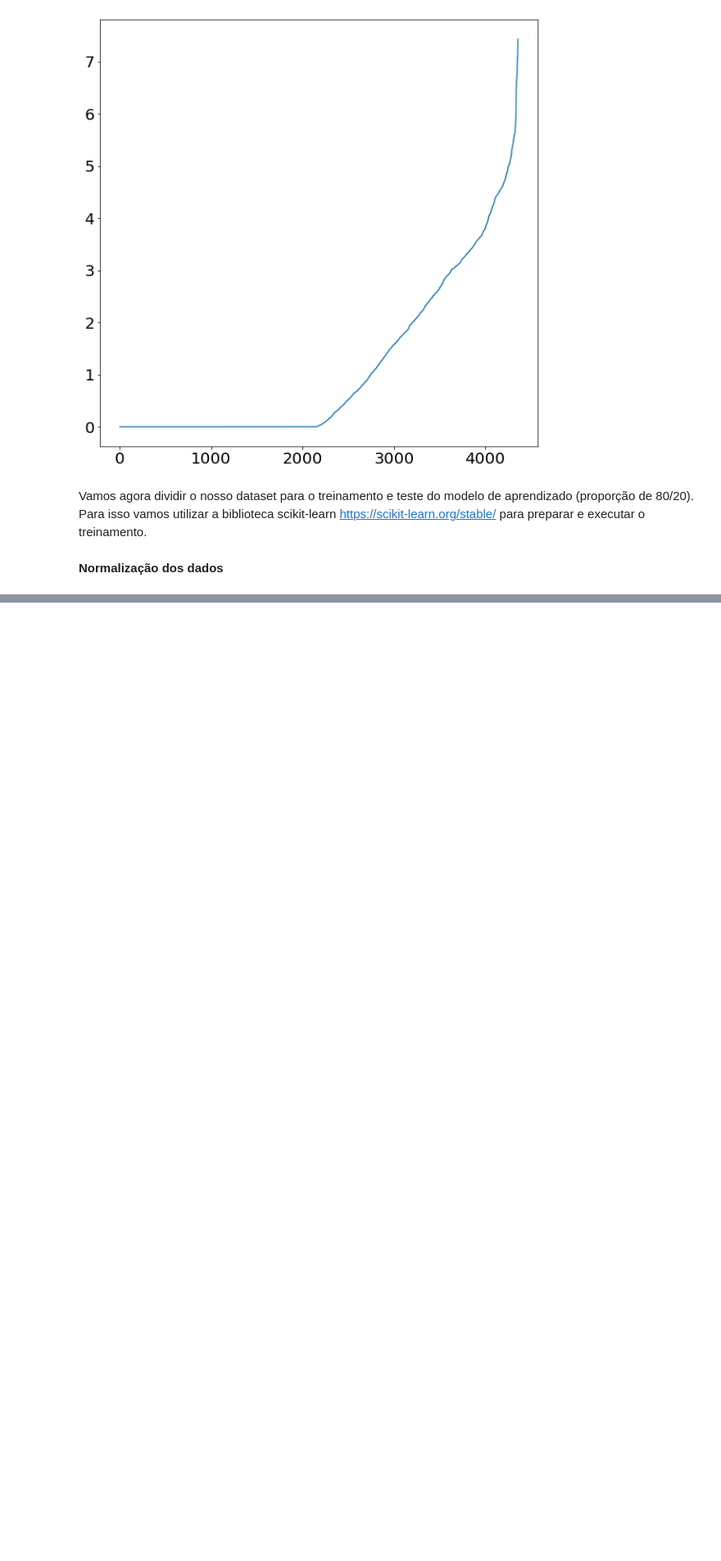
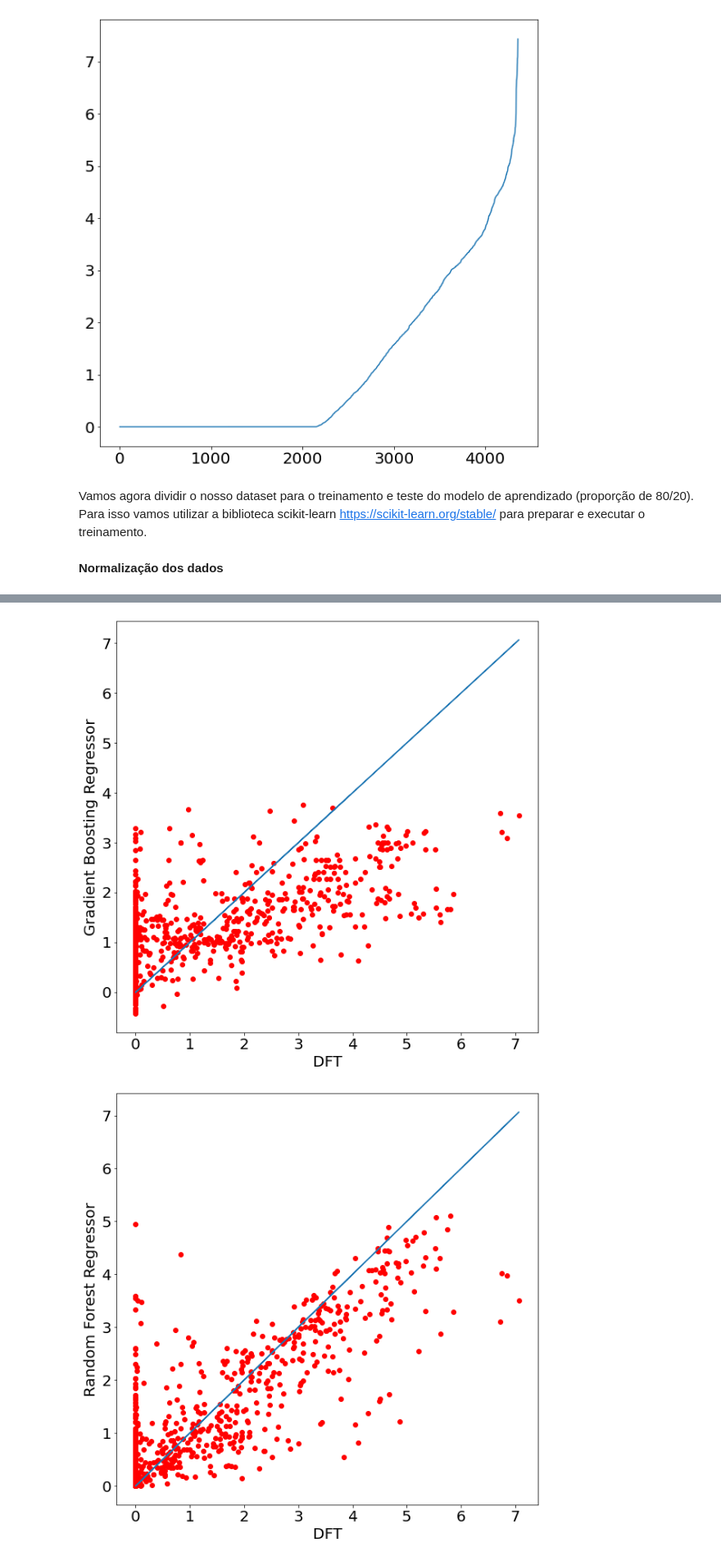
Before and after one commit to afraniofilho/ML-Ciencia_dos_Materiais, a Jupyter notebook: ML_Ciencia_dos_Materiais.ipynb, the cells around one changed output, grey strips where cells are left out. Shown at 82% size. Drawn from its saved outputs; the diff is of its cells as text; code cells hidden in the pictures; blank space fills up the shorter version.

```diff
--- a/ML_Ciencia_dos_Materiais.ipynb
+++ b/ML_Ciencia_dos_Materiais.ipynb
@@ -119,5 +118,5 @@ results[0:10]
 # %%
-results=m.query({"material_id": 'mp-1207450'},properties=["cif"])
+results=m.query({"material_id": 'mp-66'},properties=["cif"])
 cifFile = results[0]['cif']
 parser = CifParser.from_string(cifFile)
 
@@ -520,0 +484,72 @@ XGBOOST R2      0.7454062401685464
+# %%
+from sklearn.metrics import mean_absolute_error, r2_score, mean_squared_error
+from xgboost import XGBRegressor
+from sklearn.ensemble import RandomForestRegressor, GradientBoostingRegressor
+
+est = GradientBoostingRegressor(n_estimators=100, learning_rate=0.1, max_depth=1, random_state=0,loss='squared_error').fit(X_train_scaled, y_train)
+y_predicted = est.predict(X_test_scaled)
+mse = mean_squared_error(y_test, y_predicted)
+msa = mean_absolute_error(y_test, y_predicted)
+r2 = r2_score(y_test, y_predicted)
+
+print("Gradient Boosting Regressor\n")
+print("O erro absoluto médio é : {:.4f}".format(msa))
+print("O erro quadrático médio é : {:.4f}".format(mse))
+print("O coeficiente de regressão R2 é : {:.4f}".format(r2))
+print("\n")
+
+xPlot=y_test
+yPlot=y_predicted
+plt.figure(figsize=(10,10))
+plt.plot(xPlot,yPlot,'ro')
+plt.plot(xPlot,xPlot)
+plt.ylabel('Gradient Boosting Regressor')
+plt.xlabel('DFT')
+plt.savefig('GBR_Correlation_Test', bbox_inches='tight')
+
+
+regr = RandomForestRegressor(n_estimators=400, max_depth=400, random_state=0)
+regr.fit(X_train_scaled, y_train)
+y_predicted = regr.predict(X_test_scaled)
+
+print("Random Forest Regressor\n")
+msa = mean_absolute_error(y_test, y_predicted)
+mse = mean_squared_error(y_test, y_predicted)
+r2 = r2_score(y_test, y_predicted)
+print("O erro absoluto médio é : {:.4f}".format(msa))
+print("O erro quadrático médio é : {:.4f}".format(mse))
+print("O coeficiente de regressão R2 é : {:.4f}".format(r2))
+print("\n")
+
+xPlot=y_test
+yPlot=y_predicted
+plt.figure(figsize=(10,10))
+plt.plot(xPlot,yPlot,'ro')
+plt.plot(xPlot,xPlot)
+plt.ylabel('Random Forest Regressor')
+plt.xlabel('DFT')
+plt.savefig('RF_Correlation_Test', bbox_inches='tight')
+
+
+regr = XGBRegressor(objective='reg:squarederror', max_depth=10, n_estimators=400)
+regr.fit(X_train_scaled, y_train)
+y_predicted = regr.predict(X_test_scaled)
+
+print("eXtreme Gradient Boosting/n")
+msa = mean_absolute_error(y_test, y_predicted)
+mse = mean_squared_error(y_test, y_predicted)
+r2 = r2_score(y_test, y_predicted)
+print("O erro absoluto médio é : {:.4f}".format(msa))
+print("O erro quadrático médio é : {:.4f}".format(mse))
+print("O coeficiente de regressão R2 é : {:.4f}".format(r2))
+print("\n")
+
+xPlot=y_test
+yPlot=y_predicted
+plt.figure(figsize=(10,10))
+plt.plot(xPlot,yPlot,'ro')
+plt.plot(xPlot,xPlot)
+plt.ylabel('eX*treme *Gradient Boosting')
+plt.xlabel('DFT')
+plt.savefig('XGBOOST_Correlation_Test', bbox_inches='tight')
+# %% [output]
@@ -520,0 +574,2 @@ XGBOOST R2      0.7454062401685464
+[figure, added]
+[figure, added]
```
Also changed, not shown: parts of 21 cells of this notebook.
